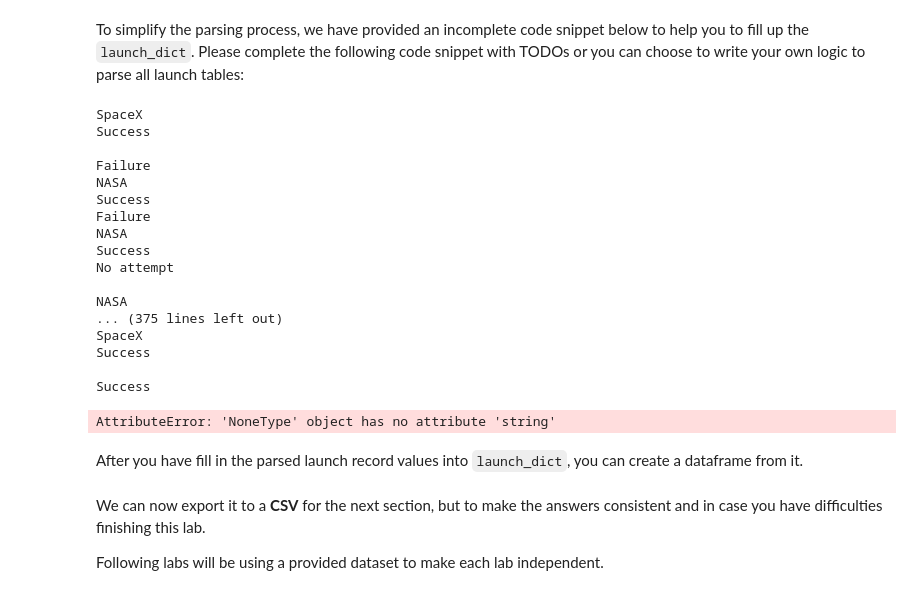
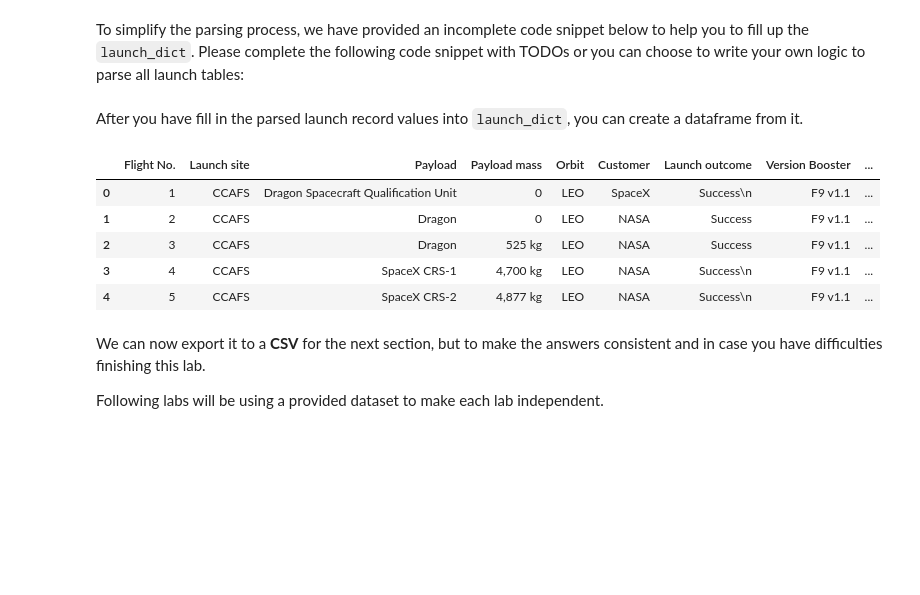
Before and after one commit to aliciacorain/SpaceX, a Jupyter notebook: Data-Collection-WS.ipynb, the cells around one changed output. Saved outputs shown, nothing was run; the diff lists cells and outputs as text; code cells hidden in the pictures; blank space fills up the shorter version.

```diff
--- a/Data-Collection-WS.ipynb
+++ b/Data-Collection-WS.ipynb
@@ -315,44 +316,34 @@ for table_number,table in enumerate(soup.find_all('table',"wikitable plainrowhea
 
             # Customer
             # TODO: Append the customer into launch_dict with key `Customer`
-            customer = row[6].a.string
+            customer = row[6].a.string if row[6].a else row[6].get_text(strip=True)
             launch_dict['Customer'].append(customer)
-            print(customer)
+            #print(customer)
 
             # Launch outcome
             # TODO: Append the launch_outcome into launch_dict with key `Launch outcome`
             launch_outcome = list(row[7].strings)[0]
             launch_dict['Launch outcome'].append(launch_outcome)
-            print(launch_outcome)
+            #print(launch_outcome)
 
             # Booster landing
             # TODO: Append the launch_outcome into launch_dict with key `Booster landing`
             booster_landing = landing_status(row[8])
             launch_dict['Booster landing'].append(booster_landing)
-            print(booster_landing)
+            #print(booster_landing)
-# %% [output]
-SpaceX
-Success
-
-Failure
-NASA
-Success
-Failure
-NASA
-Success
-No attempt
-
-NASA
-... (375 lines left out)
-SpaceX
-Success
-
-Success
-AttributeError: 'NoneType' object has no attribute 'string'
 # %% [markdown]
 After you have fill in the parsed launch record values into `launch_dict`, you can create a dataframe from it.
 # %%
 df= pd.DataFrame({ key:pd.Series(value) for key, value in launch_dict.items() })
+
+df.head()
+# %% [output]
+|  | Flight No. | Launch site | Payload | Payload mass | Orbit | Customer | Launch outcome | Version Booster | ... |
+| 0 | 1 | CCAFS | Dragon Spacecraft Qualification Unit | 0 | LEO | SpaceX | Success\n | F9 v1.1 | ... |
+| 1 | 2 | CCAFS | Dragon | 0 | LEO | NASA | Success | F9 v1.1 | ... |
+| 2 | 3 | CCAFS | Dragon | 525 kg | LEO | NASA | Success | F9 v1.1 | ... |
+| 3 | 4 | CCAFS | SpaceX CRS-1 | 4,700 kg | LEO | NASA | Success\n | F9 v1.1 | ... |
+| 4 | 5 | CCAFS | SpaceX CRS-2 | 4,877 kg | LEO | NASA | Success\n | F9 v1.1 | ... |
 # %% [markdown]
 We can now export it to a <b>CSV</b> for the next section, but to make the answers consistent and in case you have difficulties finishing this lab.
 
```
Also changed, not shown: parts of 1 cell of this notebook.
